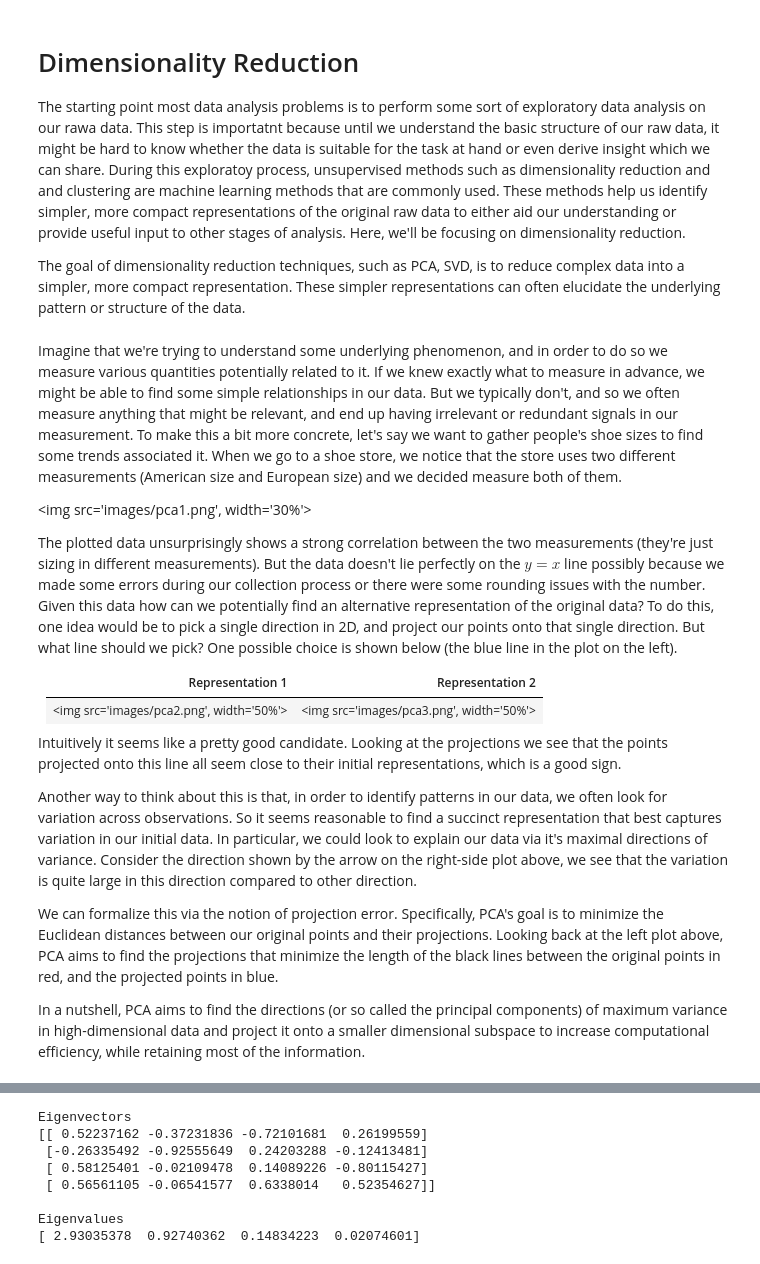
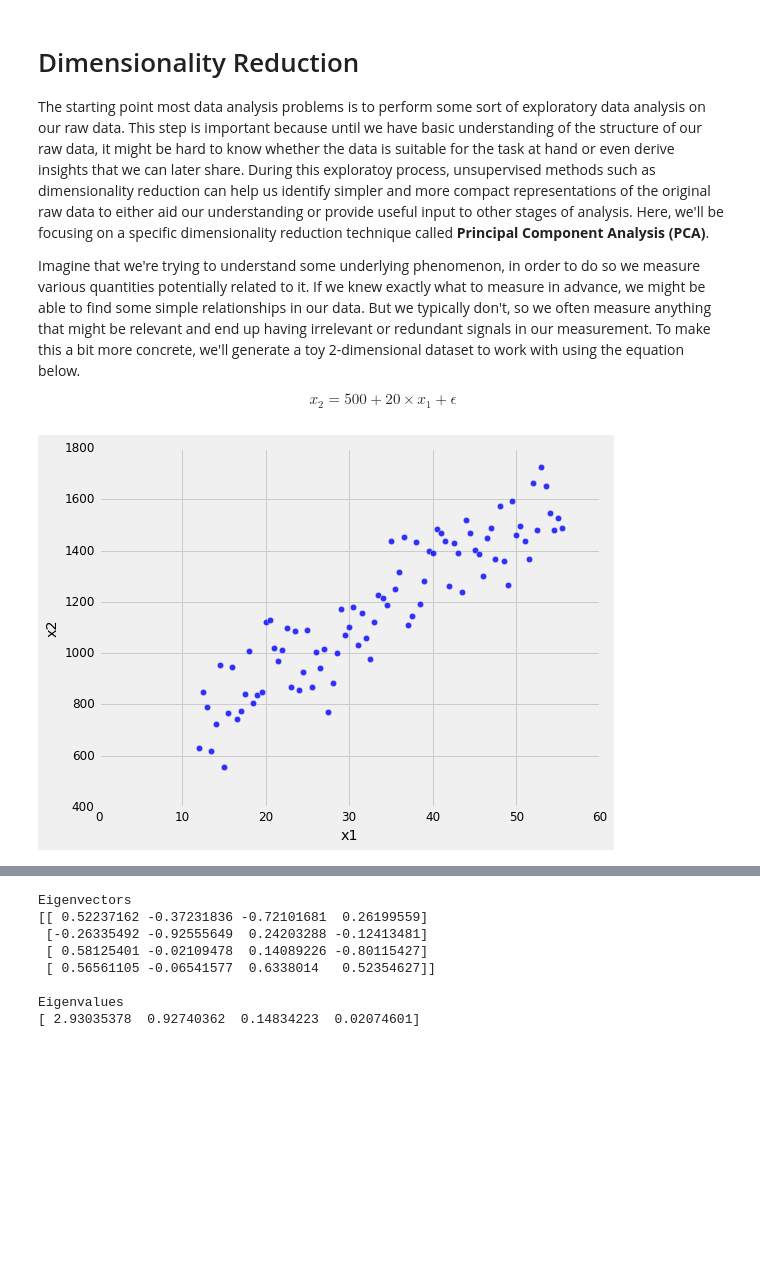
Before and after one commit to ethen8181/programming, a Jupyter notebook: dim_reduction/PCA/PCA.ipynb, the cells around one changed output, grey strips where cells are left out. Drawn from its saved outputs; the diff is of its cells as text; code cells hidden in the pictures; blank space fills up the shorter version.

```diff
--- a/dim_reduction/PCA/PCA.ipynb
+++ b/dim_reduction/PCA/PCA.ipynb
@@ -40,24 +38,28 @@ scikit-learn 0.17.1
 # %% [markdown]
 # Dimensionality Reduction
 
-The starting point most data analysis problems is to perform some sort of exploratory data analysis on our rawa data. This step is importatnt because until we understand the basic structure of our raw data, it might be hard to know whether the data is suitable for the task at hand or even derive insight which we can share. During this exploratoy process, unsupervised methods such as dimensionality reduction and and clustering are machine learning methods that are commonly used. These methods help us identify simpler, more compact representations of the original raw data to either aid our understanding or provide useful input to other stages of analysis. Here, we'll be focusing on dimensionality reduction.
+The starting point most data analysis problems is to perform some sort of exploratory data analysis on our raw data. This step is important because until we have basic understanding of the structure of our raw data, it might be hard to know whether the data is suitable for the task at hand or even derive insights that we can later share. During this exploratoy process, unsupervised methods such as dimensionality reduction can help us identify simpler and more compact representations of the original raw data to either aid our understanding or provide useful input to other stages of analysis. Here, we'll be focusing on a specific dimensionality reduction technique called **Principal Component Analysis (PCA)**.
 
-The goal of dimensionality reduction techniques, such as PCA, SVD, is to reduce complex data into a simpler, more compact representation. These simpler representations can often elucidate the underlying pattern or structure of the data.
+Imagine that we're trying to understand some underlying phenomenon, in order to do so we measure various quantities potentially related to it. If we knew exactly what to measure in advance, we might be able to find some simple relationships in our data. But we typically don't, so we often measure anything that might be relevant and end up having irrelevant or redundant signals in our measurement. To make this a bit more concrete, we'll generate a toy 2-dimensional dataset to work with using the equation below.
+
+$$x_2 = 500 + 20 \times x_1 + \epsilon$$
-# %% [markdown]
-Imagine that we're trying to understand some underlying phenomenon, and in order to do so we measure various quantities potentially related to it. If we knew exactly what to measure in advance, we might be able to find some simple relationships in our data. But we typically don't, and so we often measure anything that might be relevant, and end up having irrelevant or redundant signals in our measurement. To make this a bit more concrete, let's say we want to gather people's shoe sizes to find some trends associated it. When we go to a shoe store, we notice that the store uses two different measurements (American size and European size) and we decided measure both of them.
-
-<img src='images/pca1.png', width='30%'>
-
-The plotted data unsurprisingly shows a strong correlation between the two measurements (they're just sizing in different measurements). But the data doesn't lie perfectly on the $y=x$ line possibly because we made some errors during our collection process or there were some rounding issues with the number. Given this data how can we potentially find an alternative representation of the original data? To do this, one idea would be to pick a single direction in 2D, and project our points onto that single direction. But what line should we pick? One possible choice is shown below (the blue line in the plot on the left).
-
-Representation 1           |  Representation 2
-:-------------------------:|:-------------------------:
-<img src='images/pca2.png', width='50%'>  |  <img src='images/pca3.png', width='50%'>
-
-Intuitively it seems like a pretty good candidate. Looking at the projections we see that the points projected onto this line all seem close to their initial representations, which is a good sign.
-
-Another way to think about this is that, in order to identify patterns in our data, we often look for variation across observations. So it seems reasonable to find a succinct representation that best captures variation in our initial data. In particular, we could look to explain our data via it's maximal directions of variance. Consider the direction shown by the arrow on the right-side plot above, we see that the variation is quite large in this direction compared to other direction.
-
-We can formalize this via the notion of projection error. Specifically, PCA's goal is to minimize the Euclidean distances between our original points and their projections. Looking back at the left plot above, PCA aims to find the projections that minimize the length of the black lines between the original points in red, and the projected points in blue.
-
-In a nutshell, PCA aims to find the directions (or so called the principal components) of maximum variance in high-dimensional data and project it onto a smaller dimensional subspace to increase computational efficiency, while retaining most of the information.
+# %%
+np.random.seed(123)
+x1 = np.arange(12, 56, 0.5)
+e  = np.random.normal(0, 100, x1.shape[0])
+x2 = 500 + 20 * x1 + e
+X = np.c_[x1, x2]
+
+# change default style figure and font size
+plt.style.use('fivethirtyeight')
+plt.rcParams['figure.figsize'] = 8, 6
+plt.rcParams['font.size'] = 12
+
+def plot2var(m):
+    plt.scatter(m[:, 0], m[:, 1], s = 40, alpha = 0.8)
+    plt.xlabel('x1')
+    plt.ylabel('x2')
+
+plot2var(X)
+# %% [output]
+[figure, added]
```
Also changed, not shown: parts of 29 cells of this notebook, 9 other files.
